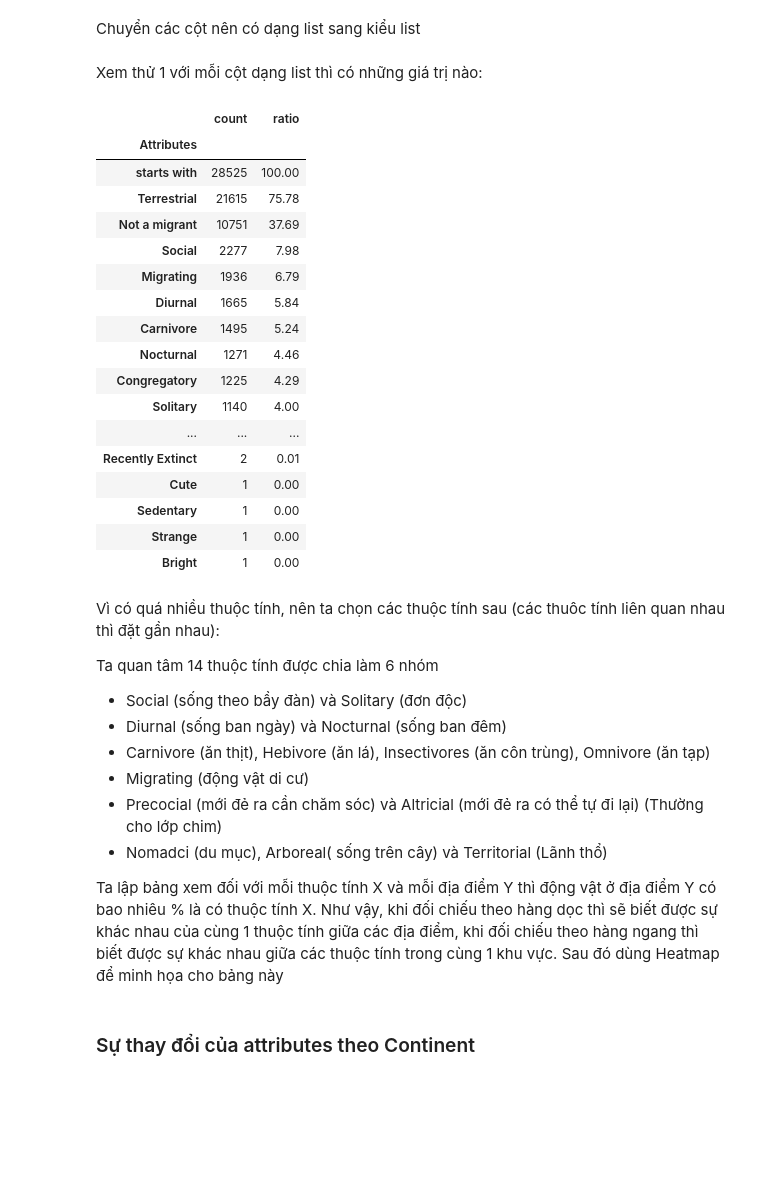
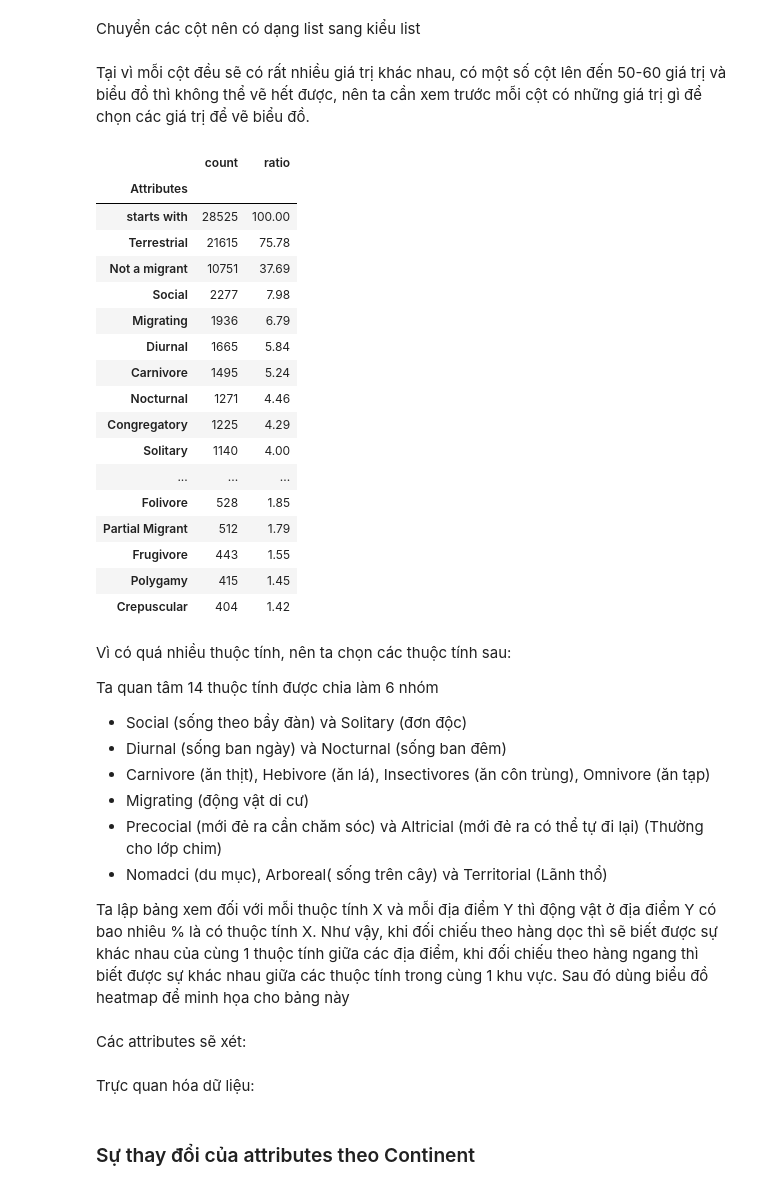
Before and after one commit to hoangitusk20/NMKHDL_doAn, a Jupyter notebook: DoAnCK/source/dat_va_tra_loi_cau_hoi/Hoang.ipynb, the cells around one changed output. Cells and saved outputs as stored; diff of their text form; code cells hidden in the pictures; blank space fills up the shorter version.

Commit message:
Chỉnh sửa heatmap, markdown

```diff
--- a/DoAnCK/source/dat_va_tra_loi_cau_hoi/Hoang.ipynb
+++ b/DoAnCK/source/dat_va_tra_loi_cau_hoi/Hoang.ipynb
@@ -42,7 +42,7 @@ list_columns = ['Lifestyle', 'Diet', 'Climate', 'Continents', 'Subcontinents', '
 for column in list_columns:
     data_df[column] = data_df[column].apply(to_list)
 # %% [markdown]
-Xem thử 1 với mỗi cột dạng list thì có những giá trị nào:
+Tại vì mỗi cột đều sẽ có rất nhiều giá trị khác nhau, có một số cột lên đến 50-60 giá trị và biểu đồ thì không thể vẽ hết được, nên ta cần xem trước mỗi cột có những giá trị gì để chọn các giá trị để vẽ biểu đồ.
 # %%
 def list_column_view(col):
     count = pd.Series(data_df.explode(col).groupby([col]).size().sort_values(ascending=False))
@@ -51,32 +51,32 @@ def list_column_view(col):
 # %%
 #list_column_view('Diet')
 #list_column_view('Lifestyle')
 #list_column_view('Subcontinents')
 #list_column_view('Continents')
 #list_column_view('Biome')
 #list_column_view('Climate')
-list_column_view('Attributes')
+list_column_view('Attributes')[:25]
 # %% [output]
 |  | count | ratio |
 | Attributes |  |  |
 | starts with | 28525 | 100.00 |
 | Terrestrial | 21615 | 75.78 |
 | Not a migrant | 10751 | 37.69 |
 | Social | 2277 | 7.98 |
 | Migrating | 1936 | 6.79 |
 | Diurnal | 1665 | 5.84 |
 | Carnivore | 1495 | 5.24 |
 | Nocturnal | 1271 | 4.46 |
 | Congregatory | 1225 | 4.29 |
 | Solitary | 1140 | 4.00 |
 | ... | ... | ... |
-| Recently Extinct | 2 | 0.01 |
-| Cute | 1 | 0.00 |
-| Sedentary | 1 | 0.00 |
-| Strange | 1 | 0.00 |
-| Bright | 1 | 0.00 |
+| Folivore | 528 | 1.85 |
+| Partial Migrant | 512 | 1.79 |
+| Frugivore | 443 | 1.55 |
+| Polygamy | 415 | 1.45 |
+| Crepuscular | 404 | 1.42 |
 # %% [markdown]
-Vì có quá nhiều thuộc tính, nên ta chọn các thuộc tính sau (các thuôc tính liên quan nhau thì đặt gần nhau):
+Vì có quá nhiều thuộc tính, nên ta chọn các thuộc tính sau:
 
 Ta quan tâm 14 thuộc tính được chia làm 6 nhóm
 - Social (sống theo bầy đàn) và Solitary (đơn độc)
@@ -86,7 +86,9 @@ Ta quan tâm 14 thuộc tính được chia làm 6 nhóm
 - Precocial (mới đẻ ra cần chăm sóc) và Altricial (mới đẻ ra có thể tự đi lại) (Thường cho lớp chim)
 - Nomadci (du mục), Arboreal( sống trên cây) và Territorial (Lãnh thổ)
 
-Ta lập bảng xem đối với mỗi thuộc tính X và mỗi địa điểm Y thì động vật ở địa điểm Y có bao nhiêu % là có thuộc tính X. Như vậy, khi đối chiếu theo hàng dọc thì sẽ biết được sự khác nhau của cùng 1 thuộc tính giữa các địa điểm, khi đối chiếu theo hàng ngang thì biết được sự khác nhau giữa các thuộc tính trong cùng 1 khu vực. Sau đó dùng Heatmap để minh họa cho bảng này
+Ta lập bảng xem đối với mỗi thuộc tính X và mỗi địa điểm Y thì động vật ở địa điểm Y có bao nhiêu % là có thuộc tính X. Như vậy, khi đối chiếu theo hàng dọc thì sẽ biết được sự khác nhau của cùng 1 thuộc tính giữa các địa điểm, khi đối chiếu theo hàng ngang thì biết được sự khác nhau giữa các thuộc tính trong cùng 1 khu vực. Sau đó dùng biểu đồ heatmap để minh họa cho bảng này
+# %% [markdown]
+Các attributes sẽ xét:
 # %%
 attributes = ['Social', 'Solitary', 'Diurnal', 'Nocturnal', 'Carnivore', 'Herbivore','Insectivores', 'Omnivore',
                'Migrating', 'Precocial', 'Altricial', 'Nomadic', 'Arboreal', 'Territorial']
@@ -95,4 +97,6 @@ attributes = ['Social', 'Solitary', 'Diurnal', 'Nocturnal', 'Carnivore', 'Herbiv
 ques1_df = data_df.explode('Attributes')
 ques1_df = ques1_df[ques1_df['Attributes'].isin(attributes)]
 #ques1_df.head(100)
+# %% [markdown]
+Trực quan hóa dữ liệu:
 # %%
```
Also changed, not shown: parts of 4 cells of this notebook.
